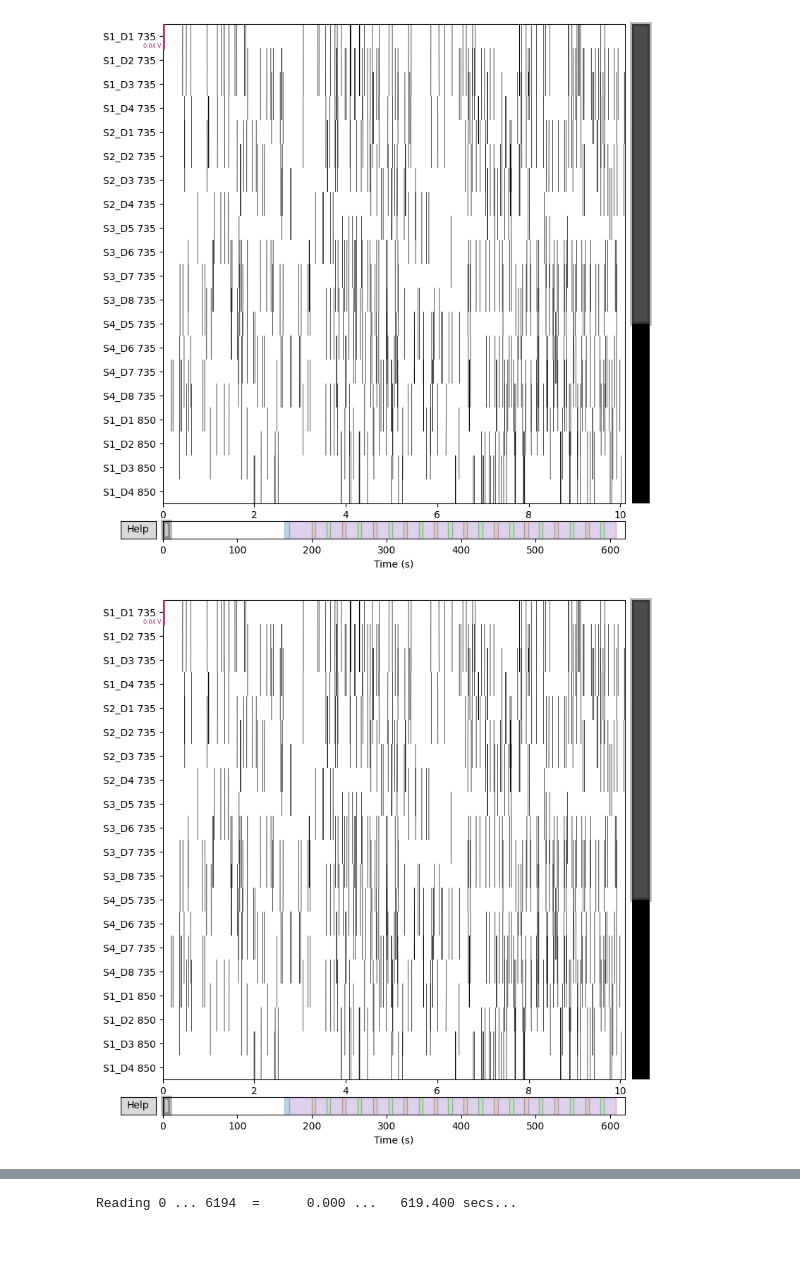
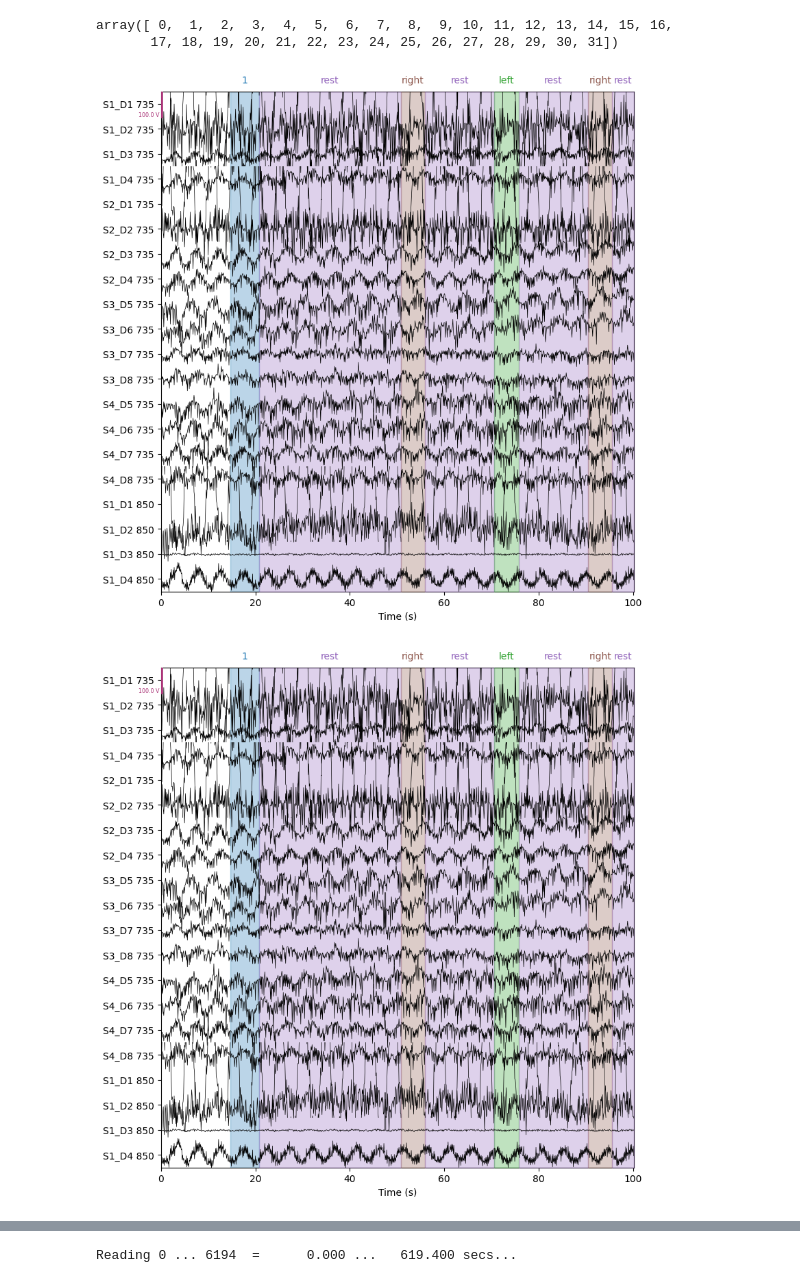
Before and after one commit to neural-imagery/signal-classifier, a Jupyter notebook: load.ipynb, the cells around one changed output, grey strips where cells are left out. Saved outputs shown, nothing was run; the diff lists cells and outputs as text; code cells hidden in the pictures; blank space fills up the shorter version.

Commit message:
Use data from full experiment + fix plotting

```diff
--- a/load.ipynb
+++ b/load.ipynb
@@ -86,0 +13,2 @@ array([[1633,    0,    2],
+# %%
+data = load_retinotopy_data()
@@ -87,5 +22,13 @@ array([[1633,    0,    2],
+# %%
+intensity = data[1]
+# %%
+picks = mne.pick_types(intensity.info, meg=False, fnirs=True)
+picks
+# %% [output]
+array([ 0,  1,  2,  3,  4,  5,  6,  7,  8,  9, 10, 11, 12, 13, 14, 15, 16,
+       17, 18, 19, 20, 21, 22, 23, 24, 25, 26, 27, 28, 29, 30, 31])
 # %%
-intensity.plot()
+intensity.plot(scalings={'fnirs_cw_amplitude': 50}, show_scrollbars=False, duration=100)
 # %% [output]
-[figure, old version]
+[figure, new version]
-[figure, old version]
+[figure, new version]
```
Also changed, not shown: parts of 11 cells of this notebook.
